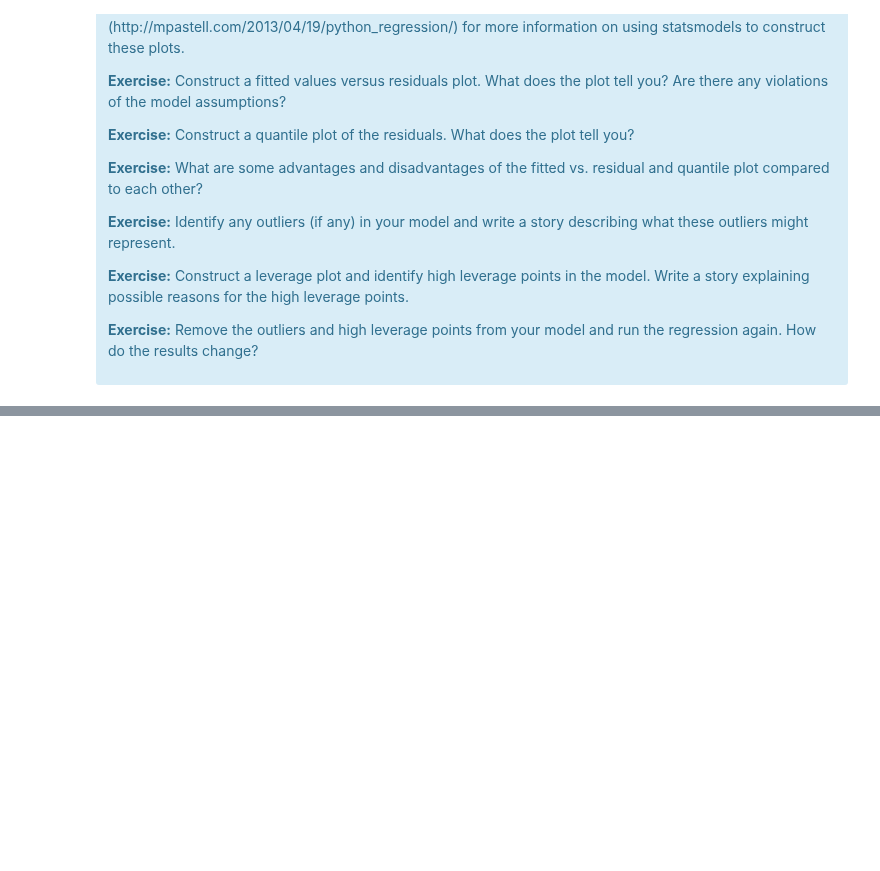
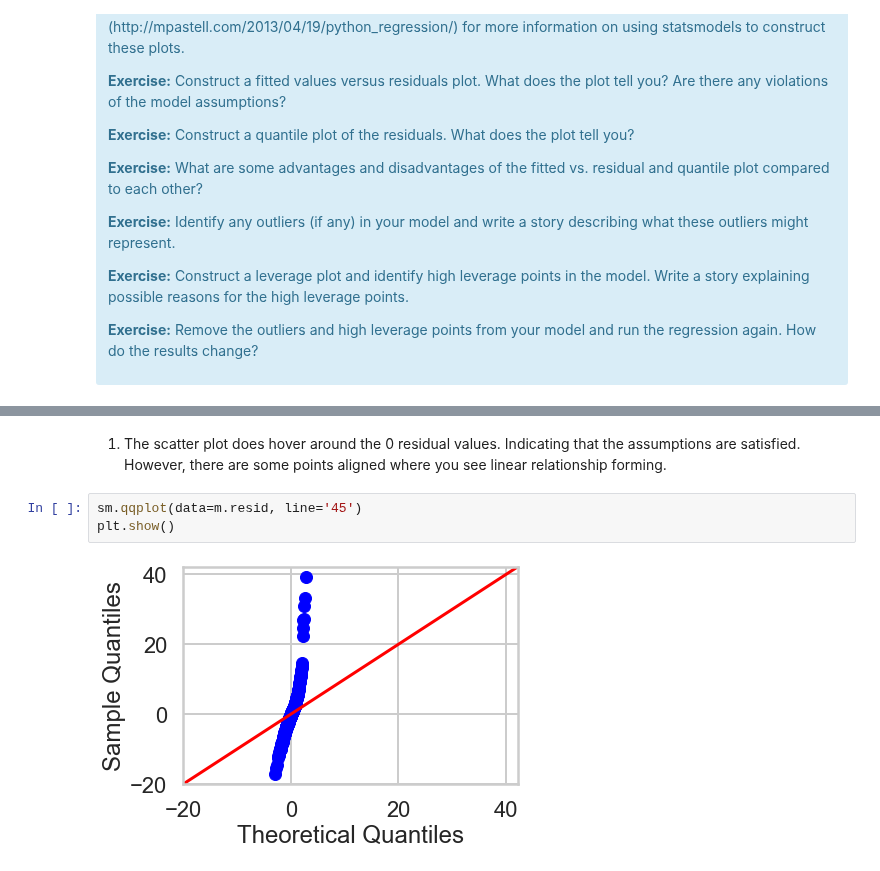
Before and after one commit to hershcode/mec-mini-projects, a Jupyter notebook: mec-11.4.1-linear-regression-mini-project/Mini_Project_Linear_Regression.ipynb, the cells around one changed output, grey strips where cells are left out. Cells and saved outputs as stored; diff of their text form; blank space fills up the shorter version.

```diff
--- a/mec-11.4.1-linear-regression-mini-project/Mini_Project_Linear_Regression.ipynb
+++ b/mec-11.4.1-linear-regression-mini-project/Mini_Project_Linear_Regression.ipynb
@@ -861,0 +893,7 @@ There are some other issues that are important investigate with linear regressio
+# %% [markdown]
+1. The scatter plot does hover around the 0 residual values. Indicating that the assumptions are satisfied. However, there are some points aligned where you see linear relationship forming.
+# %%
+sm.qqplot(data=m.resid, line='45')
+plt.show()
+# %% [output]
+[figure, added]
```
Also changed, not shown: parts of 16 cells of this notebook.
